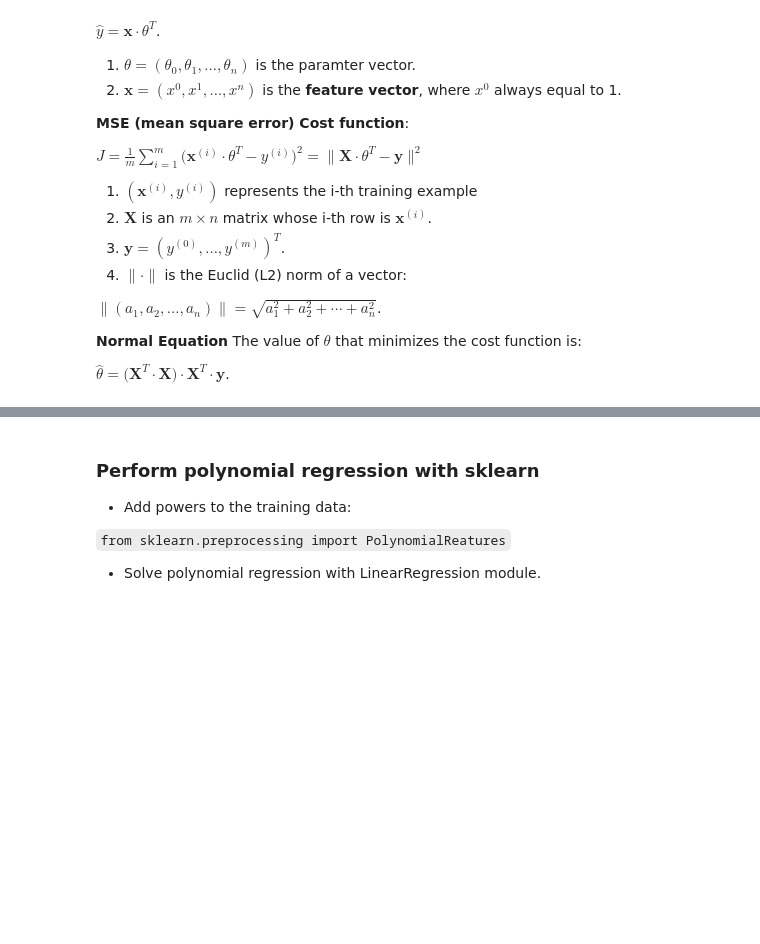
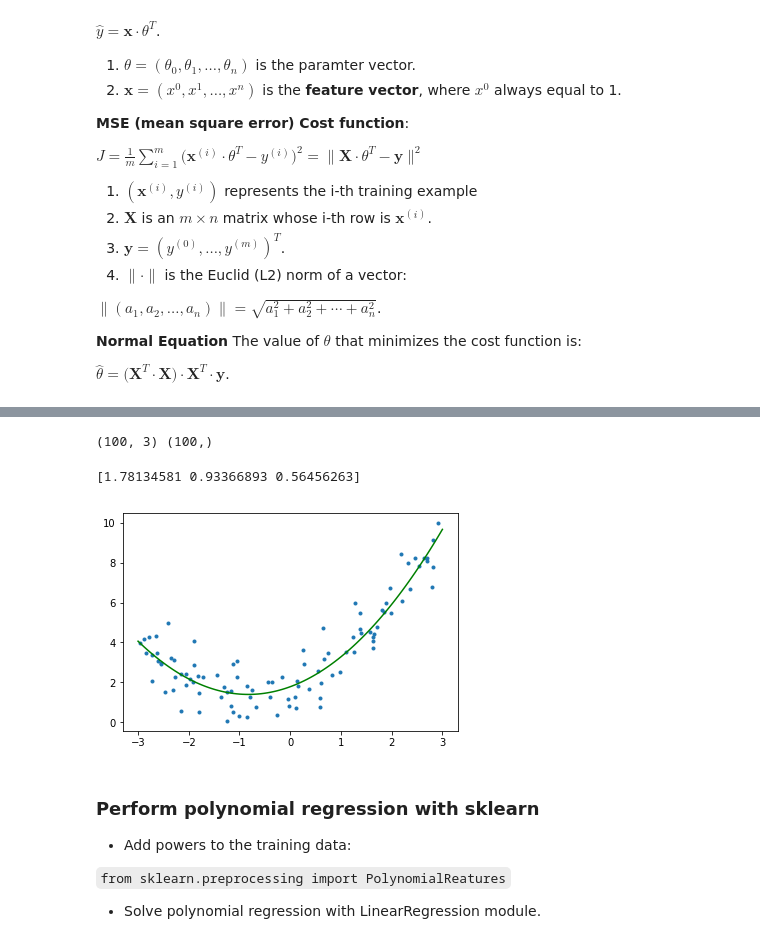
Before and after one commit to ch00226855/CMP464-788-Spring2019, a Jupyter notebook: Week6_Multilinear_Logistic_Regression.ipynb, the cells around one changed output, grey strips where cells are left out. Cells and saved outputs as stored; diff of their text form; code cells hidden in the pictures; blank space fills up the shorter version.

```diff
--- a/Week6_Multilinear_Logistic_Regression.ipynb
+++ b/Week6_Multilinear_Logistic_Regression.ipynb
@@ -112,0 +236,4 @@ $\hat{\theta} = \big(\textbf{X}^T\cdot\textbf{X}\big)\cdot\textbf{X}^T\cdot\text
+# %%
+# Add y values to the data frame
+data_poly['y'] = y
+data_poly.head()
@@ -112,0 +247,6 @@ $\hat{\theta} = \big(\textbf{X}^T\cdot\textbf{X}\big)\cdot\textbf{X}^T\cdot\text
+# %%
+# Add z variables, z0 = x^0, z1=x^1, ..., zn = x^n
+data_poly['z0'] = 1
+data_poly['z1'] = data_poly['x'] ** 1
+data_poly['z2'] = data_poly['x'] ** 2
+data_poly.head()
@@ -113,3 +260,23 @@ $\hat{\theta} = \big(\textbf{X}^T\cdot\textbf{X}\big)\cdot\textbf{X}^T\cdot\text
+# %%
+Z = data_poly[['z0', 'z1', 'z2']].values
+y = data_poly['y'].values
+print(Z.shape, y.shape)
+# %% [output]
+(100, 3) (100,)
+# %%
+theta = np.linalg.inv(Z.T.dot(Z)).dot(Z.T).dot(y)
+print(theta)
+# %% [output]
+[1.78134581 0.93366893 0.56456263]
+# %%
+# plot the polynomial curve
+plt.plot(data_poly['x'], data_poly['y'], '.')
+xs = np.linspace(-3, 3, 100)
+ys = theta[0] + theta[1] * xs + theta[2] * xs ** 2
+plt.plot(xs, ys, 'g-')
+plt.show()
+# %% [output]
+[figure, added]
 # %% [markdown]
 ### Perform polynomial regression with sklearn
 
```
Also changed, not shown: parts of 14 cells of this notebook.
